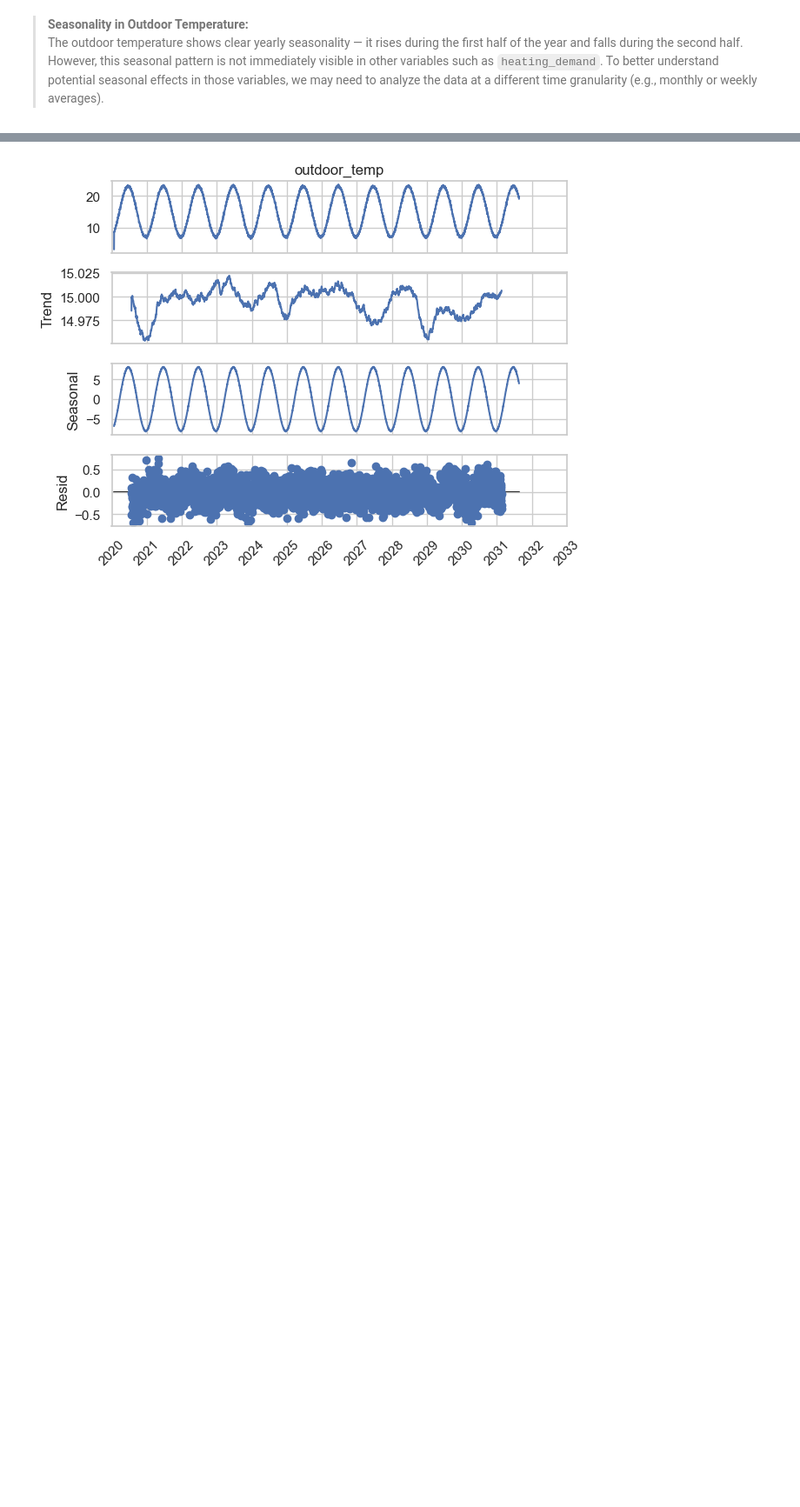
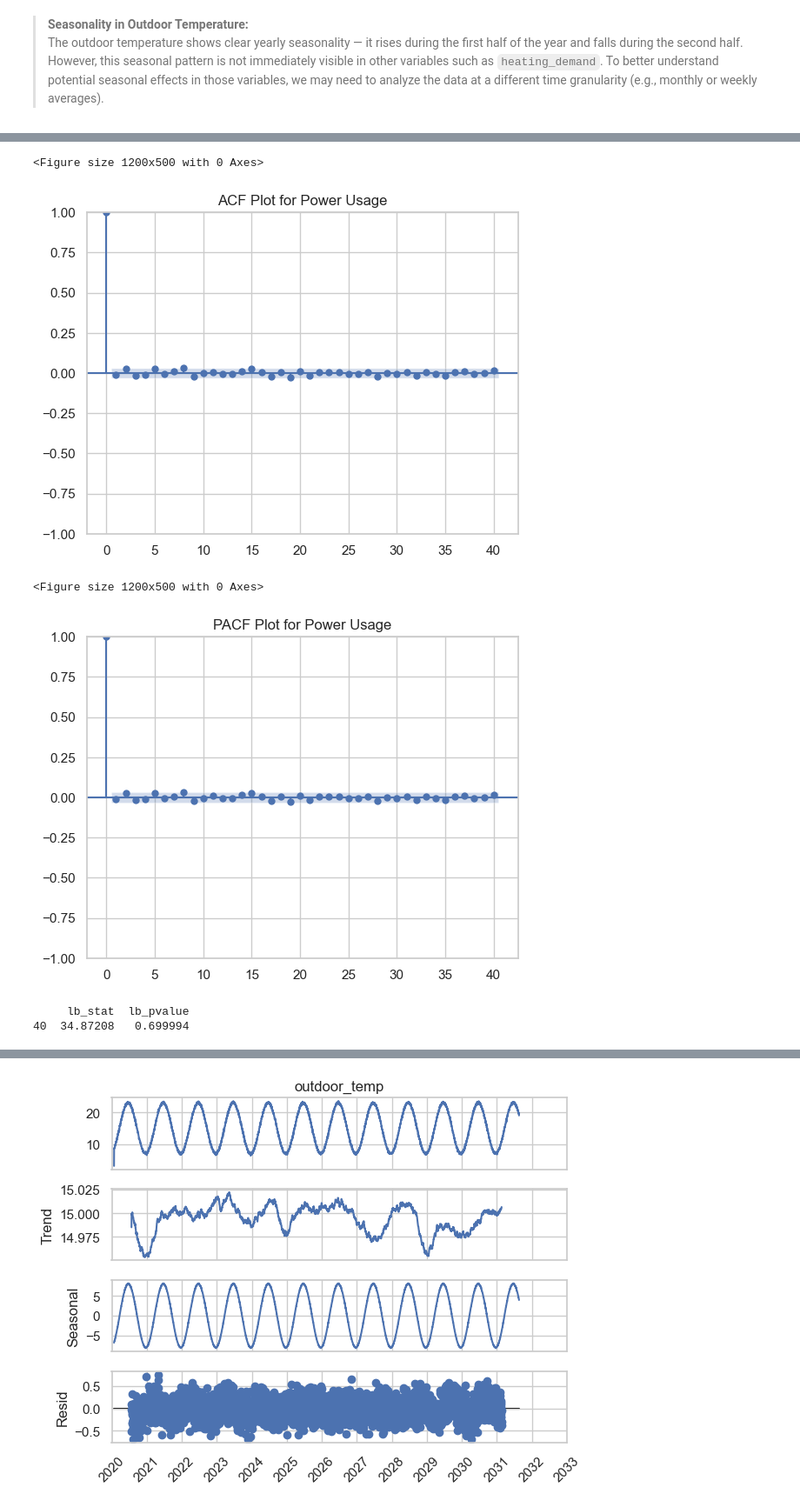
Before and after one commit to melahat-tayli/hvac-analysis, a Jupyter notebook: HVAC_Sensor_Data_Analysis.ipynb, the cells around one changed output, grey strips where cells are left out. Shown at 87% size. Saved outputs shown, nothing was run; the diff lists cells and outputs as text; code cells hidden in the pictures; blank space fills up the shorter version.

```diff
--- a/HVAC_Sensor_Data_Analysis.ipynb
+++ b/HVAC_Sensor_Data_Analysis.ipynb
@@ -406,0 +525,23 @@ plt.show()
+# %%
+# 1. Plot Autocorrelation Function (ACF)
+plt.figure(figsize=(12,5))
+plot_acf(daily_data['power_usage'], lags=40)
+plt.title('ACF Plot for Power Usage')
+plt.show()
+
+# 2. Plot Partial Autocorrelation Function (PACF)
+plt.figure(figsize=(12,5))
+plot_pacf(daily_data['power_usage'], lags=40, method='ywm')
+plt.title('PACF Plot for Power Usage')
+plt.show()
+
+# 3. Run Ljung-Box Test for autocorrelation up to lag 365
+ljung_box_result = acorr_ljungbox(daily_data['power_usage'], lags=[40], return_df=True)
+print(ljung_box_result)
+# %% [output]
+<Figure size 1200x500 with 0 Axes>
+[figure, added]
+<Figure size 1200x500 with 0 Axes>
+[figure, added]
+     lb_stat  lb_pvalue
+40  34.87208   0.699994
```
Also changed, not shown: parts of 60 cells of this notebook.
